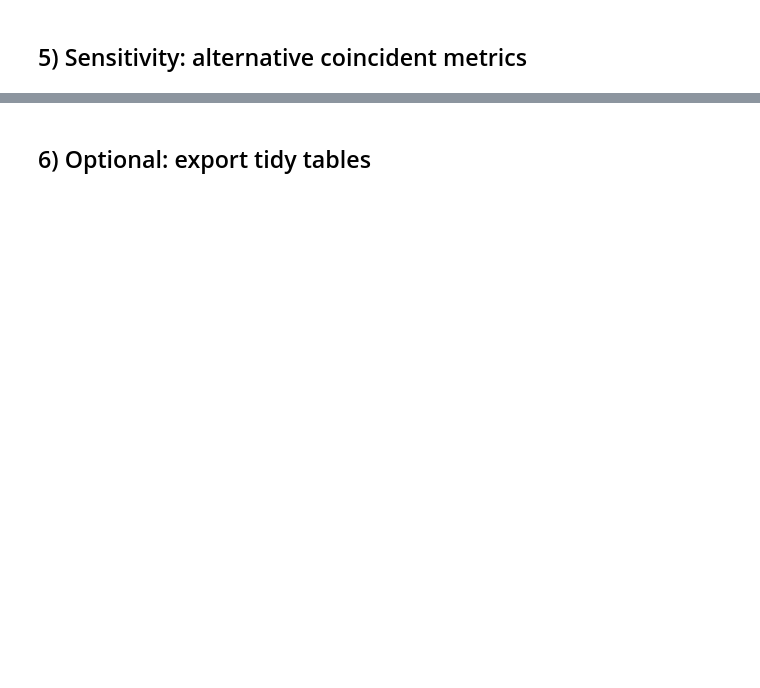
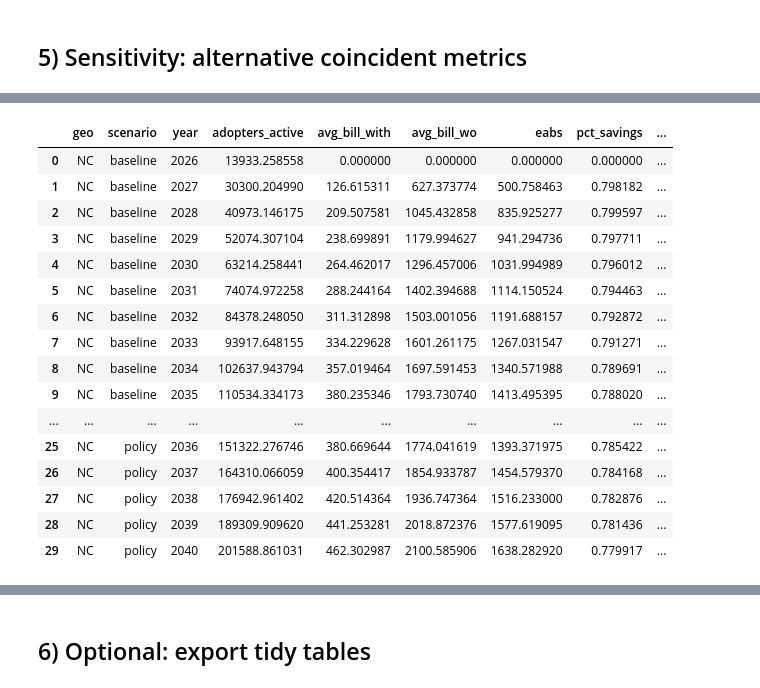
Before and after one commit to Permit-Power/dgen, a Jupyter notebook: dgen_os/python/Notebooks/analysis_of_model_results.ipynb, the cells around one changed output, grey strips where cells are left out. Saved outputs shown, nothing was run; the diff lists cells and outputs as text; code cells hidden in the pictures; blank space fills up the shorter version.

```diff
--- a/dgen_os/python/Notebooks/analysis_of_model_results.ipynb
+++ b/dgen_os/python/Notebooks/analysis_of_model_results.ipynb
@@ -25,12 +25,11 @@ importlib.reload(af)  # safe reload during editing
 sns.set_context("talk")
 sns.set_style("whitegrid")
 
-ROOT_DIR = "/Volumes/Seagate Portabl/permit_power/dgen_runs/per_state_outputs"
-RUN_ID   = "run_all_states_net_savings_add_itc"
-STATES   = []
-
+ROOT_DIR = "/Users/wael/Documents/dgen_runs"
+RUN_ID   = "run_nc_single_state"
+STATES   = ["NC"]
 cfg = af.SavingsConfig(lifetime_years=25, cap_to_horizon=False)
-states = gpd.read_file("../../../data/states.shp")
+#states = gpd.read_file("../../../data/states.shp")
 # %% [markdown]
 ## 1) Load once
 # %%
@@ -91,7 +110,25 @@ af.plot_us_payback_customers_weighted_over_time(
 # %%
 eabs_states = af.build_eabs_calendar_timeseries(warehouse=wh)
 eabs_us = af.build_eabs_calendar_timeseries(warehouse=wh, level="us")
-eabs_us
+eabs_states
+# %% [output]
+|  | geo | scenario | year | adopters_active | avg_bill_with | avg_bill_wo | eabs | pct_savings | ... |
+| 0 | NC | baseline | 2026 | 13933.258558 | 0.000000 | 0.000000 | 0.000000 | 0.000000 | ... |
+| 1 | NC | baseline | 2027 | 30300.204990 | 126.615311 | 627.373774 | 500.758463 | 0.798182 | ... |
+| 2 | NC | baseline | 2028 | 40973.146175 | 209.507581 | 1045.432858 | 835.925277 | 0.799597 | ... |
+| 3 | NC | baseline | 2029 | 52074.307104 | 238.699891 | 1179.994627 | 941.294736 | 0.797711 | ... |
+| 4 | NC | baseline | 2030 | 63214.258441 | 264.462017 | 1296.457006 | 1031.994989 | 0.796012 | ... |
+| 5 | NC | baseline | 2031 | 74074.972258 | 288.244164 | 1402.394688 | 1114.150524 | 0.794463 | ... |
+| 6 | NC | baseline | 2032 | 84378.248050 | 311.312898 | 1503.001056 | 1191.688157 | 0.792872 | ... |
+| 7 | NC | baseline | 2033 | 93917.648155 | 334.229628 | 1601.261175 | 1267.031547 | 0.791271 | ... |
+| 8 | NC | baseline | 2034 | 102637.943794 | 357.019464 | 1697.591453 | 1340.571988 | 0.789691 | ... |
+| 9 | NC | baseline | 2035 | 110534.334173 | 380.235346 | 1793.730740 | 1413.495395 | 0.788020 | ... |
+| ... | ... | ... | ... | ... | ... | ... | ... | ... | ... |
+| 25 | NC | policy | 2036 | 151322.276746 | 380.669644 | 1774.041619 | 1393.371975 | 0.785422 | ... |
+| 26 | NC | policy | 2037 | 164310.066059 | 400.354417 | 1854.933787 | 1454.579370 | 0.784168 | ... |
+| 27 | NC | policy | 2038 | 176942.961402 | 420.514364 | 1936.747364 | 1516.233000 | 0.782876 | ... |
+| 28 | NC | policy | 2039 | 189309.909620 | 441.253281 | 2018.872376 | 1577.619095 | 0.781436 | ... |
+| 29 | NC | policy | 2040 | 201588.861031 | 462.302987 | 2100.585906 | 1638.282920 | 0.779917 | ... |
 # %%
 annual, cumulative, lifetime = af.compute_portfolio_and_cumulative_savings(wh.agents, cfg)
 
```
Also changed, not shown: parts of 6 cells of this notebook, 3 other files.
